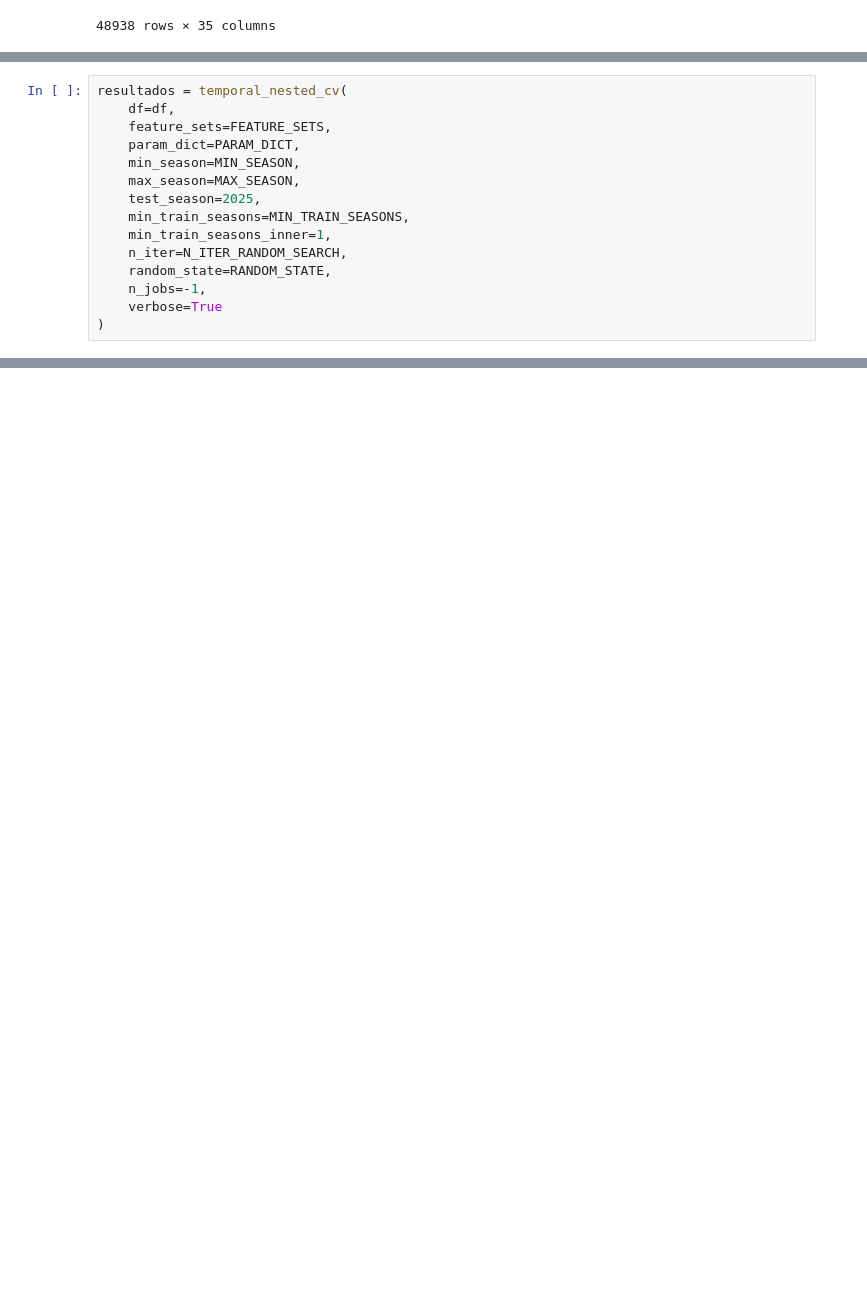
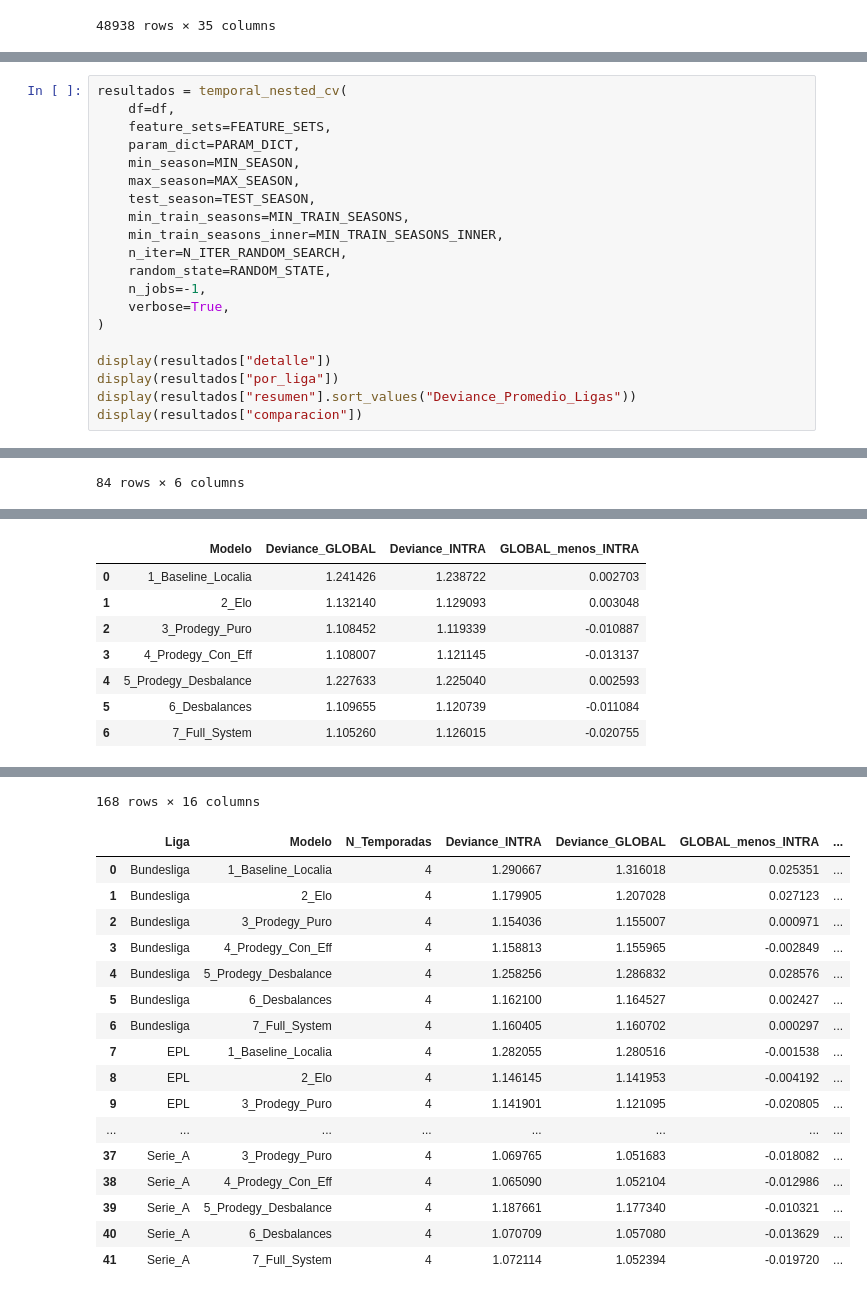
Before and after one commit to SantiDrelewicz/prode, a Jupyter notebook: notebooks/EvaluacionProde.ipynb, the cells around one changed output, grey strips where cells are left out. Cells and saved outputs as stored; diff of their text form; blank space fills up the shorter version.

```diff
--- a/notebooks/EvaluacionProde.ipynb
+++ b/notebooks/EvaluacionProde.ipynb
@@ -364,12 +477,17 @@ resultados = temporal_nested_cv(
     param_dict=PARAM_DICT,
     min_season=MIN_SEASON,
     max_season=MAX_SEASON,
-    test_season=2025,
+    test_season=TEST_SEASON,
     min_train_seasons=MIN_TRAIN_SEASONS,
-    min_train_seasons_inner=1,
+    min_train_seasons_inner=MIN_TRAIN_SEASONS_INNER,
     n_iter=N_ITER_RANDOM_SEARCH,
     random_state=RANDOM_STATE,
     n_jobs=-1,
-    verbose=True
+    verbose=True,
 )
+
+display(resultados["detalle"])
+display(resultados["por_liga"])
+display(resultados["resumen"].sort_values("Deviance_Promedio_Ligas"))
+display(resultados["comparacion"])
 # %% [output]
@@ -392,0 +536 @@ Serie_A | 2024 | GLOBAL | 7_Full_System
+84 rows × 6 columns
@@ -392,0 +552,8 @@ Serie_A | 2024 | GLOBAL | 7_Full_System
+|  | Modelo | Deviance_GLOBAL | Deviance_INTRA | GLOBAL_menos_INTRA |
+| 0 | 1_Baseline_Localia | 1.241426 | 1.238722 | 0.002703 |
+| 1 | 2_Elo | 1.132140 | 1.129093 | 0.003048 |
+| 2 | 3_Prodegy_Puro | 1.108452 | 1.119339 | -0.010887 |
+| 3 | 4_Prodegy_Con_Eff | 1.108007 | 1.121145 | -0.013137 |
+| 4 | 5_Prodegy_Desbalance | 1.227633 | 1.225040 | 0.002593 |
+| 5 | 6_Desbalances | 1.109655 | 1.120739 | -0.011084 |
+| 6 | 7_Full_System | 1.105260 | 1.126015 | -0.020755 |
@@ -392,0 +572,18 @@ Serie_A | 2024 | GLOBAL | 7_Full_System
+168 rows × 16 columns
+|  | Liga | Modelo | N_Temporadas | Deviance_INTRA | Deviance_GLOBAL | GLOBAL_menos_INTRA | ... |
+| 0 | Bundesliga | 1_Baseline_Localia | 4 | 1.290667 | 1.316018 | 0.025351 | ... |
+| 1 | Bundesliga | 2_Elo | 4 | 1.179905 | 1.207028 | 0.027123 | ... |
+| 2 | Bundesliga | 3_Prodegy_Puro | 4 | 1.154036 | 1.155007 | 0.000971 | ... |
+| 3 | Bundesliga | 4_Prodegy_Con_Eff | 4 | 1.158813 | 1.155965 | -0.002849 | ... |
+| 4 | Bundesliga | 5_Prodegy_Desbalance | 4 | 1.258256 | 1.286832 | 0.028576 | ... |
+| 5 | Bundesliga | 6_Desbalances | 4 | 1.162100 | 1.164527 | 0.002427 | ... |
+| 6 | Bundesliga | 7_Full_System | 4 | 1.160405 | 1.160702 | 0.000297 | ... |
+| 7 | EPL | 1_Baseline_Localia | 4 | 1.282055 | 1.280516 | -0.001538 | ... |
+| 8 | EPL | 2_Elo | 4 | 1.146145 | 1.141953 | -0.004192 | ... |
+| 9 | EPL | 3_Prodegy_Puro | 4 | 1.141901 | 1.121095 | -0.020805 | ... |
+| ... | ... | ... | ... | ... | ... | ... | ... |
+| 37 | Serie_A | 3_Prodegy_Puro | 4 | 1.069765 | 1.051683 | -0.018082 | ... |
+| 38 | Serie_A | 4_Prodegy_Con_Eff | 4 | 1.065090 | 1.052104 | -0.012986 | ... |
+| 39 | Serie_A | 5_Prodegy_Desbalance | 4 | 1.187661 | 1.177340 | -0.010321 | ... |
+| 40 | Serie_A | 6_Desbalances | 4 | 1.070709 | 1.057080 | -0.013629 | ... |
+| 41 | Serie_A | 7_Full_System | 4 | 1.072114 | 1.052394 | -0.019720 | ... |
```
Also changed, not shown: parts of 15 cells of this notebook.
